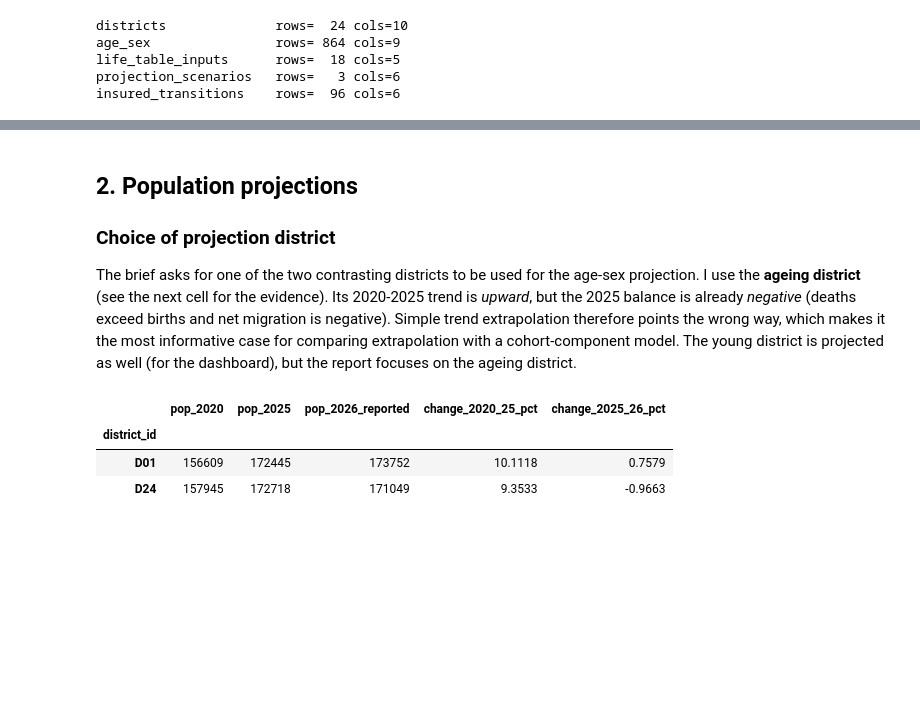
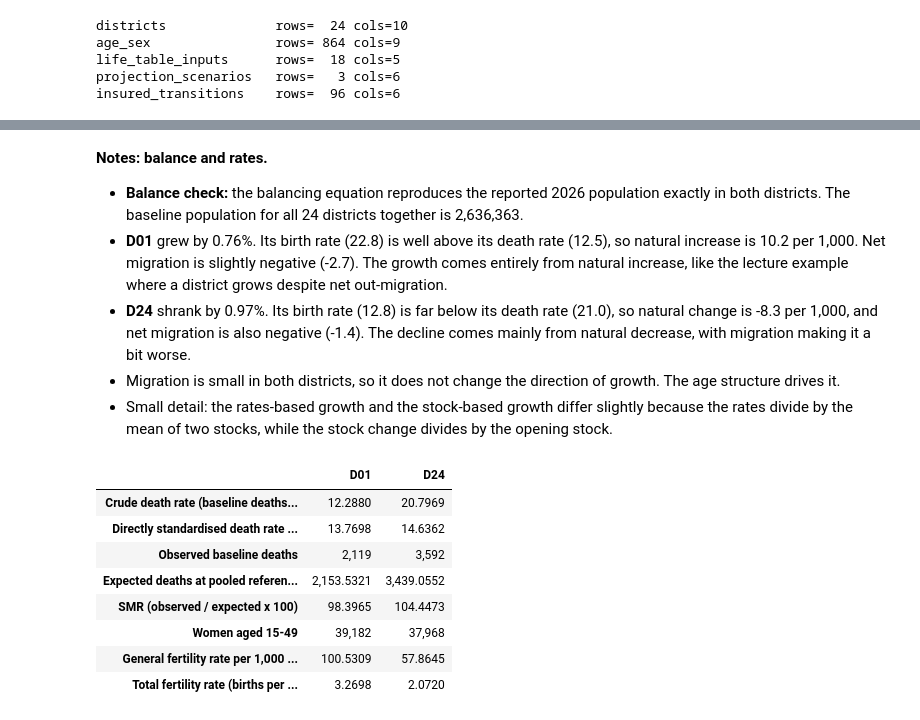
Before and after one commit to mharidzotakudzwar-dotcom/HASTS206-Assignment2, a Jupyter notebook: Assignment2_Analysis.ipynb, the cells around one changed output, grey strips where cells are left out. Saved outputs shown, nothing was run; the diff lists cells and outputs as text; code cells hidden in the pictures; blank space fills up the shorter version.

```diff
--- a/Assignment2_Analysis.ipynb
+++ b/Assignment2_Analysis.ipynb
@@ -422,19 +433,46 @@ Check 4: e_85+ = 7.092 = 1/m_85+ = 7.092
 # %% [markdown]
-## 2. Population projections
-### Choice of projection district
-The brief asks for one of the two contrasting districts to be used for the age-sex projection. I use the **ageing district** (see the next cell for the evidence). Its 2020-2025 trend is *upward*, but the 2025 balance is already *negative* (deaths exceed births and net migration is negative). Simple trend extrapolation therefore points the wrong way, which makes it the most informative case for comparing extrapolation with a cohort-component model. The young district is projected as well (for the dashboard), but the report focuses on the ageing district.
+**Notes: balance and rates.**
+- **Balance check:** the balancing equation reproduces the reported 2026 population exactly in both districts. The baseline population for all 24 districts together is 2,636,363.
+- **D01** grew by 0.76%. Its birth rate (22.8) is well above its death rate (12.5), so natural increase is 10.2 per 1,000. Net migration is slightly negative (-2.7). The growth comes entirely from natural increase, like the lecture example where a district grows despite net out-migration.
+- **D24** shrank by 0.97%. Its birth rate (12.8) is far below its death rate (21.0), so natural change is -8.3 per 1,000, and net migration is also negative (-1.4). The decline comes mainly from natural decrease, with migration making it a bit worse.
+- Migration is small in both districts, so it does not change the direction of growth. The age structure drives it.
+- Small detail: the rates-based growth and the stock-based growth differ slightly because the rates divide by the mean of two stocks, while the stock change divides by the opening stock.
 # %%
-PROJ = SEL_O
-pop20 = districts.set_index('district_id').population_2020
-pop25 = rec.set_index('district_id').pop2025
-pop26 = districts.set_index('district_id').population_2026
-cmp = pd.DataFrame({'pop_2020': pop20, 'pop_2025': pop25, 'pop_2026_reported': pop26})
-cmp['change_2020_25_pct'] = 100 * (cmp.pop_2025 / cmp.pop_2020 - 1)
-cmp['change_2025_26_pct'] = 100 * (cmp.pop_2026_reported / cmp.pop_2025 - 1)
-cmp.loc[[SEL_Y, SEL_O]]
+# What this cell does: Goes beyond crude rates: calculates age-specific death rates, a directly
+# standardised death rate, an SMR, the general fertility rate and the total fertility rate for the two
+# districts.
+# Age-specific rates and standardisation (Unit 5): crude rates mix age structure with underlying risk
+std = age_sex.groupby('age_start')[['population_2025', 'baseline_deaths_2025']].sum()
+std_share = std.population_2025 / std.population_2025.sum()          # standard population = all 24 districts combined
+ref_rate = std.baseline_deaths_2025 / std.population_2025              # reference age-specific death rates (pooled)
+rows_std = {}
+for d in [SEL_Y, SEL_O]:
+    g = age_sex[age_sex.district_id == d]
+    a = g.groupby('age_start')[['population_2025', 'baseline_deaths_2025']].sum()
+    asdr = a.baseline_deaths_2025 / a.population_2025
+    women = g[g.sex == 'F'].set_index('age_start')
+    asfr = (women.births_to_women_2025 / women.population_2025).loc[15:45]
+    exp_deaths = (a.population_2025 * ref_rate).sum()
+    rows_std[d] = {
+        'Crude death rate (baseline deaths) per 1,000': 1000 * a.baseline_deaths_2025.sum() / a.population_2025.sum(),
+        'Directly standardised death rate per 1,000': 1000 * (asdr * std_share).sum(),
+        'Observed baseline deaths': a.baseline_deaths_2025.sum(),
+        'Expected deaths at pooled reference rates': exp_deaths,
+        'SMR (observed / expected x 100)': 100 * a.baseline_deaths_2025.sum() / exp_deaths,
+        'Women aged 15-49': women.population_2025.loc[15:45].sum(),
+        'General fertility rate per 1,000 women 15-49': 1000 * women.births_to_women_2025.sum() / women.population_2025.loc[15:45].sum(),
+        'Total fertility rate (births per woman)': 5 * asfr.sum()}
+std_tbl = pd.DataFrame(rows_std)
+KEY['std'] = std_tbl.round(3).to_dict()
+std_tbl
 # %% [output]
-|  | pop_2020 | pop_2025 | pop_2026_reported | change_2020_25_pct | change_2025_26_pct |
-| district_id |  |  |  |  |  |
-| D01 | 156609 | 172445 | 173752 | 10.1118 | 0.7579 |
-| D24 | 157945 | 172718 | 171049 | 9.3533 | -0.9663 |
+|  | D01 | D24 |
+| Crude death rate (baseline deaths... | 12.2880 | 20.7969 |
+| Directly standardised death rate ... | 13.7698 | 14.6362 |
+| Observed baseline deaths | 2,119 | 3,592 |
+| Expected deaths at pooled referen... | 2,153.5321 | 3,439.0552 |
+| SMR (observed / expected x 100) | 98.3965 | 104.4473 |
+| Women aged 15-49 | 39,182 | 37,968 |
+| General fertility rate per 1,000 ... | 100.5309 | 57.8645 |
+| Total fertility rate (births per ... | 3.2698 | 2.0720 |
 # %% [markdown]
```
Also changed, not shown: parts of 149 cells of this notebook.
